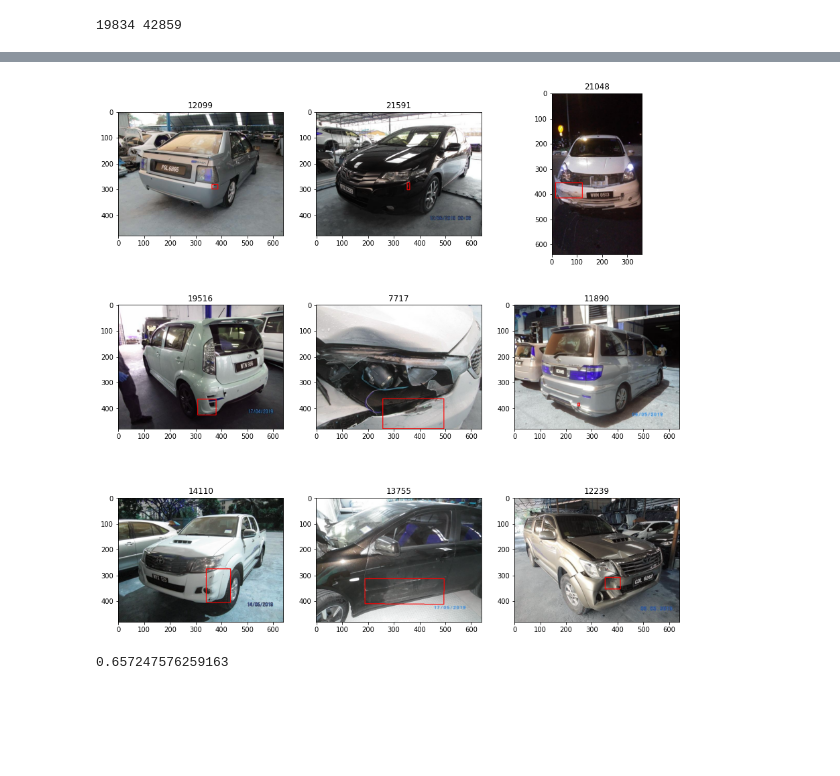
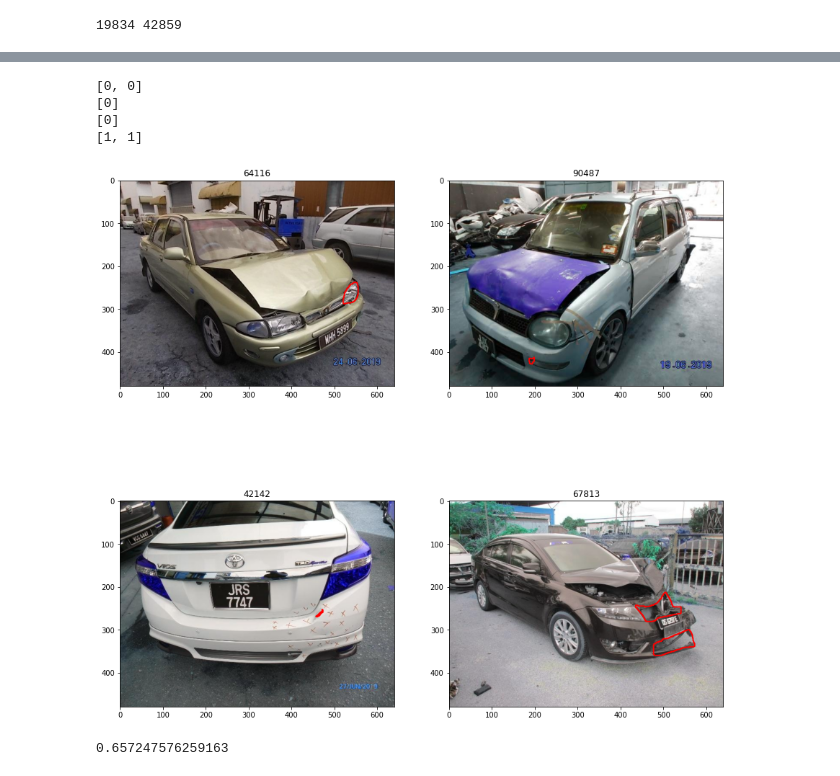
Before and after one commit to mtcld/CBNetV2, a Jupyter notebook: demo/pseudo_label.ipynb, the cells around one changed output, grey strips where cells are left out. Cells and saved outputs as stored; diff of their text form; code cells hidden in the pictures; blank space fills up the shorter version.

```diff
--- a/demo/pseudo_label.ipynb
+++ b/demo/pseudo_label.ipynb
@@ -12,8 +12,8 @@ from collections import OrderedDict
 from pathlib import Path
 import random
 # %%
-damage = 'scratch'
-path = Path('/mmdetection/data/merimen_coco/12_10/'+damage)
-data = json.load(open(path/'annotations'/'total.json'))
+damage = 'origin_crack'
+path = Path('/mmdetection/data/merimen_coco/06_04_2022/'+damage)
+data = json.load(open(path/'annotations'/'clean_crack_v2.json'))
 print(len(data['images']),len(data['annotations']))
 # %% [output]
@@ -33,6 +37,10 @@ if damage == 'combine_crack':
     config_file = '../checkpoints/combine_crack_phase_1/combine_crack.py'
     checkpoint_file = '../checkpoints/combine_crack_phase_1/epoch_28.pth'
 
+if damage == 'origin_crack':
+    config_file = '../checkpoints/origin_crack_cp/copy-paste.py'
+    checkpoint_file = '../checkpoints/origin_crack_cp/origin_crack_exp_2.pth'
+
 if damage == 'scratch':
     config_file = '../checkpoints/scratch_phase_2/scratch_pseudo.py'
     checkpoint_file = '../checkpoints/scratch_phase_2/epoch_29.pth'
@@ -185,7 +287,7 @@ print(len(pseudo_data['images']),len(pseudo_data['annotations']))
 # %%
 def sample(js_data):
     #i = random.choice(js_data['images'])
-    num = 3
+    num = 2
     imgs = random.sample(js_data['images'],num**2)
     #print(i['id'],i['url'])
     #num = 2
@@ -194,6 +296,7 @@ def sample(js_data):
     for idx,i in enumerate(imgs):
         annos = [np.array(a['segmentation']).reshape(-1,2).astype(np.int32)
                  for a in js_data['annotations'] if a['image_id'] == i['id']]
+        print([a['category_id'] for a in js_data['annotations'] if a['image_id']==i['id']])
         image = cv2.imread(str(path/'images'/i['file_name']))
         image = cv2.drawContours(image,annos,-1,(255,0,0),2)
 
@@ -209,7 +316,13 @@ sample(pseudo_data)
+# %%
+pseudo_clean = json.load(open(path/'annotations'/'pseudo_clean_crack_v2.json'))
 # %%
-sample(data)
+sample(pseudo_clean)
 # %% [output]
+[0, 0]
+[0]
+[0]
+[1, 1]
-[figure, old version]
+[figure, new version]
 # %%
 dent : 5559/8458
 # %% [output]
```
Also changed, not shown: parts of 7 cells of this notebook, 2 other files.
